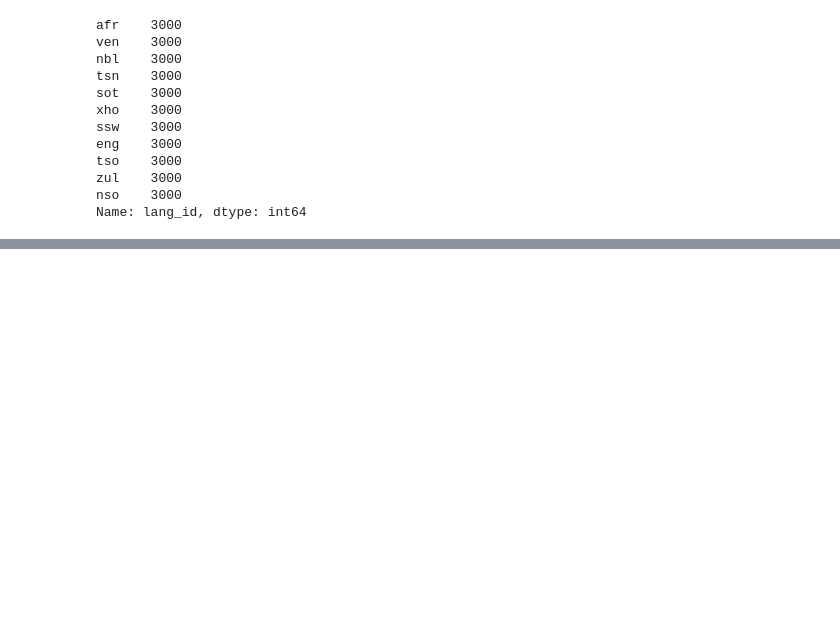
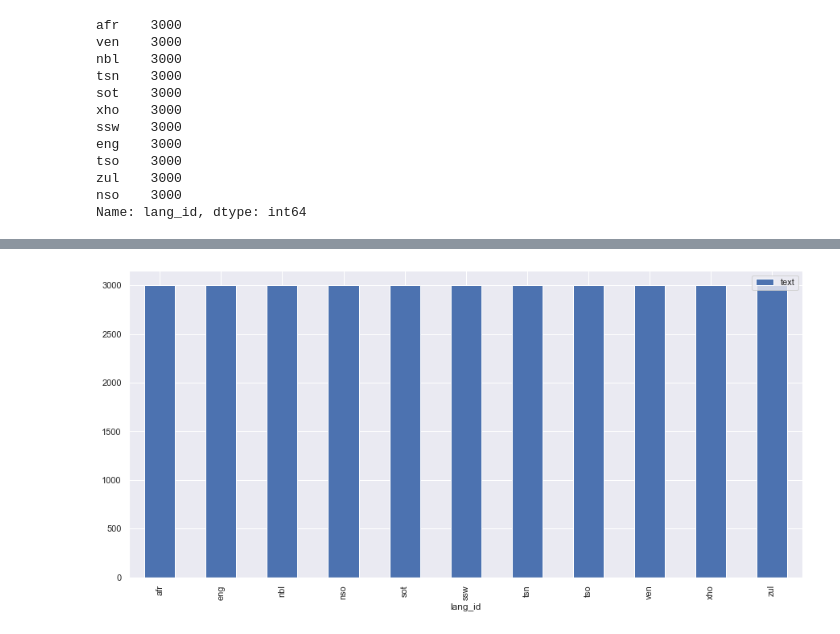
Before and after one commit to christinah426/Advanced_classification_Hackathon, a Jupyter notebook: JUL2021_Christinah_Chokwe.ipynb, the cells around one changed output, grey strips where cells are left out. Cells and saved outputs as stored; diff of their text form; code cells hidden in the pictures; blank space fills up the shorter version.

```diff
--- a/JUL2021_Christinah_Chokwe.ipynb
+++ b/JUL2021_Christinah_Chokwe.ipynb
@@ -98,0 +123,8 @@ NameError: name 'sns' is not defined
+# %%
+df = df[['lang_id', 'text']].groupby('lang_id').count()
+# %%
+# Plot posts by personality types
+df.sort_values('text', ascending=False).plot(kind='bar')
+plt.show()
+# %% [output]
+[figure, added]
```
Also changed, not shown: parts of 24 cells of this notebook.
